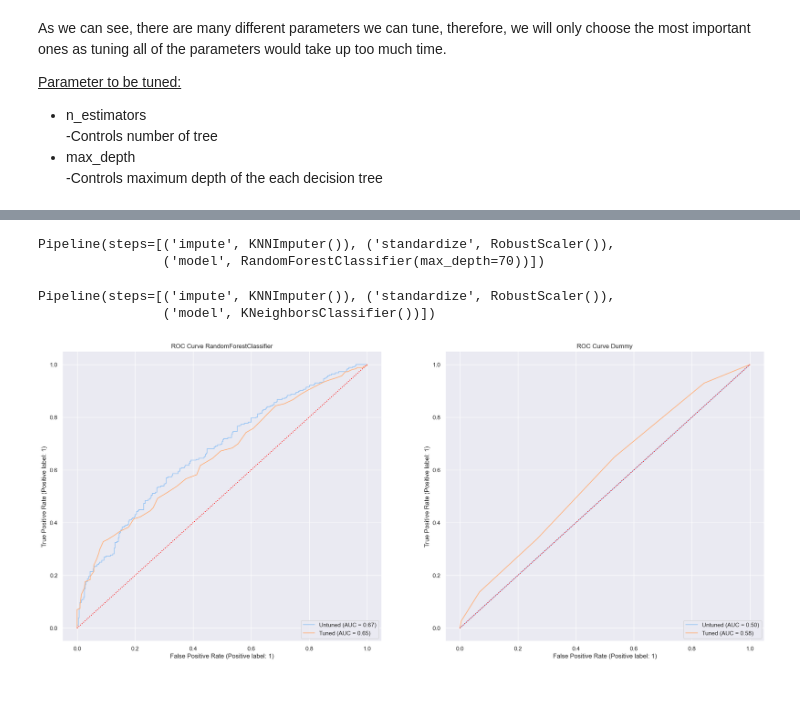
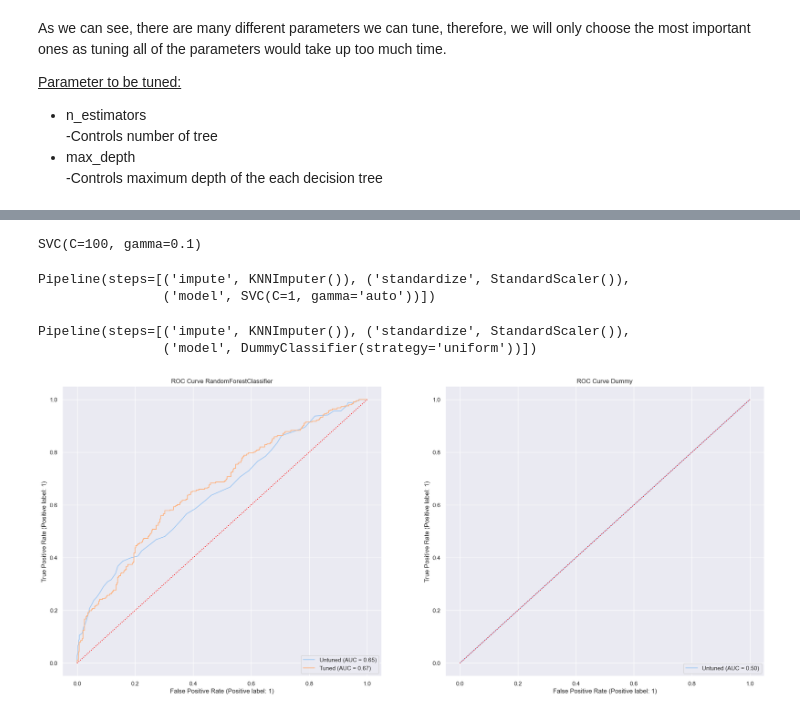
Before and after one commit to y0ngjie/AIML-ST1511-CA1, a Jupyter notebook: CA1-Classification.ipynb, the cells around one changed output, grey strips where cells are left out. Saved outputs shown, nothing was run; the diff lists cells and outputs as text; code cells hidden in the pictures.

```diff
--- a/CA1-Classification.ipynb
+++ b/CA1-Classification.ipynb
@@ -702,15 +711,15 @@ As we can see, there are many different parameters we can tune, therefore, we wi
 # %%
 # Create params grid
 param_grid = {
-    'n_estimators': [100, 500, 1000],
-    'max_depth': [5,10,20,30,40,50,60,70,80,90,100]
+    'n_estimators': [10,50,100,200],
+    'max_depth': [10,20,30]
 }
 
 kf = StratifiedKFold(n_splits=5, shuffle=True, random_state=42)
 
 # Create model based on pipeline
 steps[STEPS_LEN] = (
-    "hyper", GridSearchCV(
+    "hyper", RandomizedSearchCV(
         RandomForestClassifier(),
         param_grid,
         cv=kf,
@@ -720,12 +729,12 @@ steps[STEPS_LEN] = (
     )
 )
 
-rfc_search = IMBPipeline(steps=steps)
+svc_search = IMBPipeline(steps=steps)
 
 # fit model
-rfc_search.fit(X_train, y_train)
+svc_search.fit(X_train, y_train)
 
-print(rfc_search.named_steps["hyper"].best_estimator_)
-print(rfc_search.named_steps["hyper"].best_params_)
-print(rfc_search.named_steps["hyper"].best_score_)
+# print(svc_search.named_steps["hyper"].best_estimator_)
+print(svc_search.named_steps["hyper"].best_params_)
+print(svc_search.named_steps["hyper"].best_score_)
 # %% [output]
@@ -736,56 +778,58 @@ RandomForestClassifier(max_depth=70)
+# %%
+print(svc_search["hyper"].best_estimator_)
+# %% [output]
+SVC(C=100, gamma=0.1)
 # %%
-steps[STEPS_LEN] = ("model", rfc_search["hyper"].best_estimator_)
+steps[STEPS_LEN] = ("model", SVC(kernel="rbf", gamma='auto', class_weight=None, C=1))
 rfc_clf = IMBPipeline(steps=steps)
 rfc_clf.fit(X_train, y_train)
 # %% [output]
-Pipeline(steps=[('impute', KNNImputer()), ('standardize', RobustScaler()),
-                ('model', RandomForestClassifier(max_depth=70))])
+Pipeline(steps=[('impute', KNNImputer()), ('standardize', StandardScaler()),
+                ('model', SVC(C=1, gamma='auto'))])
 # %%
+steps[STEPS_LEN] = ("model", SVC())
+
+svc_clf_untuned = IMBPipeline(steps=steps)
+svc_clf_untuned.fit(X_train, y_train)
+
 steps[STEPS_LEN] = ("model", RandomForestClassifier())
 
 rfc_clf_untuned = IMBPipeline(steps=steps)
 rfc_clf_untuned.fit(X_train, y_train)
 
-
+# Create the pipeline
 steps[STEPS_LEN] = ("model", DummyClassifier(strategy="uniform"))
-
-# Create the pipeline
 dummy = IMBPipeline(steps=steps)
 dummy.fit(X_train, y_train)
 
-# Predicting the Test set results
-dummy_y_pred = dummy.predict(X_test)
-
-
-# KNeighborCLassifer
-steps[STEPS_LEN] = ("model", KNeighborsClassifier())
-
-# Create the pipeline
-knc = IMBPipeline(steps=steps)
-knc.fit(X_train, y_train)
+# # KNeighborCLassifer
+# steps[STEPS_LEN] = ("model", KNeighborsClassifier())
+# # Create the pipeline
+# knc = IMBPipeline(steps=steps)
+# knc.fit(X_train, y_train)
 # %% [output]
-Pipeline(steps=[('impute', KNNImputer()), ('standardize', RobustScaler()),
-                ('model', KNeighborsClassifier())])
+Pipeline(steps=[('impute', KNNImputer()), ('standardize', StandardScaler()),
+                ('model', DummyClassifier(strategy='uniform'))])
 # %%
 fig, ax = plt.subplots(1, 2, figsize=(24, 10))
 # RandomForestClassifier
 RocCurveDisplay.from_estimator(rfc_clf_untuned, X_test, y_test, ax=ax[0], name="Untuned")
 RocCurveDisplay.from_estimator(rfc_clf, X_test, y_test, ax=ax[0], name="Tuned")
 # RocCurveDisplay.from_estimator(model, X_test, y_test, ax=ax[0], name="Nth")
 
 # # DecisionTreeClassifier
 RocCurveDisplay.from_estimator(dummy, X_test, y_test, ax=ax[1], name="Untuned")
-RocCurveDisplay.from_estimator(knc, X_test, y_test, ax=ax[1], name="Tuned")
+# RocCurveDisplay.from_estimator(knn, X_test, y_test, ax=ax[1], name="Tuned")
 
 # 50% line
 x = np.linspace(0, 1, 2)
 ax[0].plot(x, x, ":", color="red")
 ax[1].plot(x, x, ":", color="red")
 
 ax[0].set_title("ROC Curve RandomForestClassifier")
 ax[1].set_title("ROC Curve Dummy")
 plt.show()
 # %% [output]
-[figure, old version]
+[figure, new version]
 # %%
 rfc_y_pred = rfc_clf.predict(X_test)
```
Also changed, not shown: parts of 17 cells of this notebook, 2 other files.
